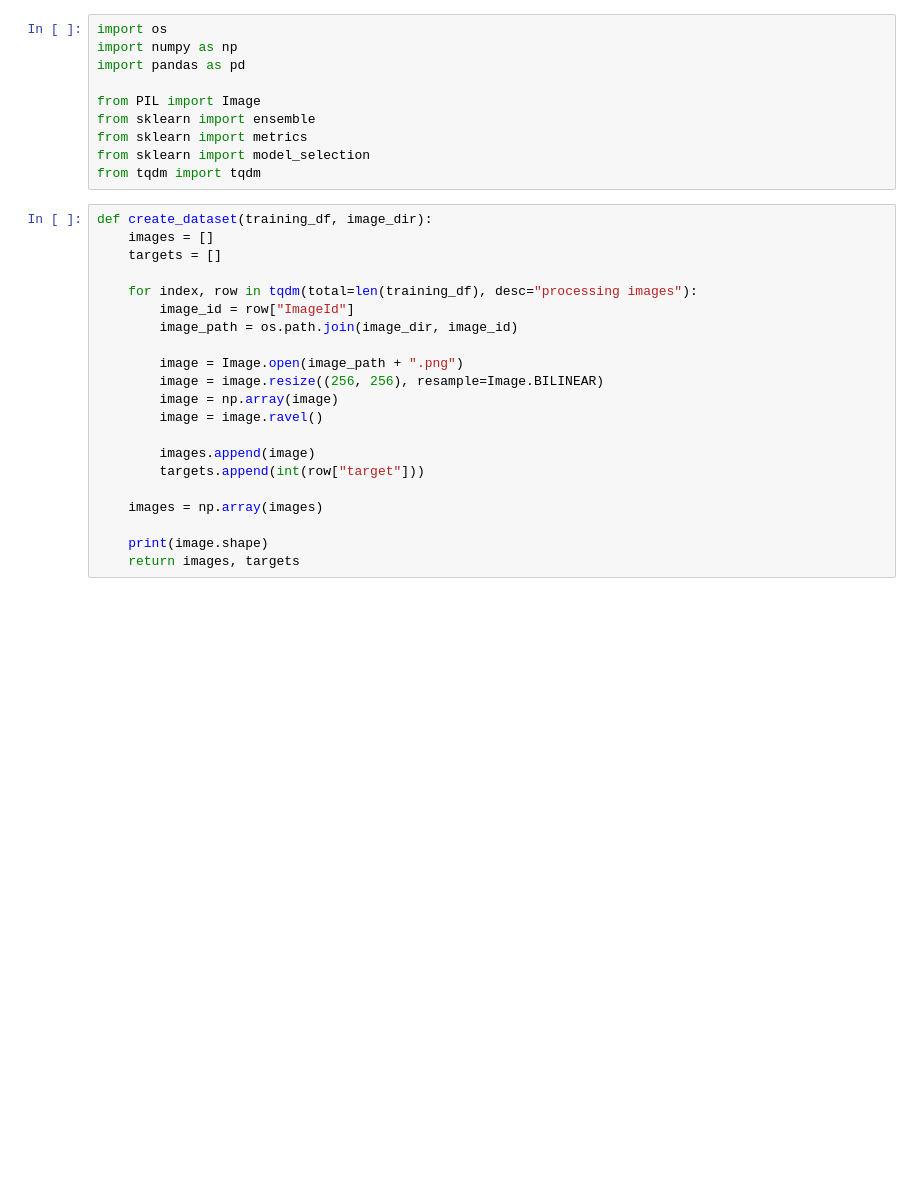
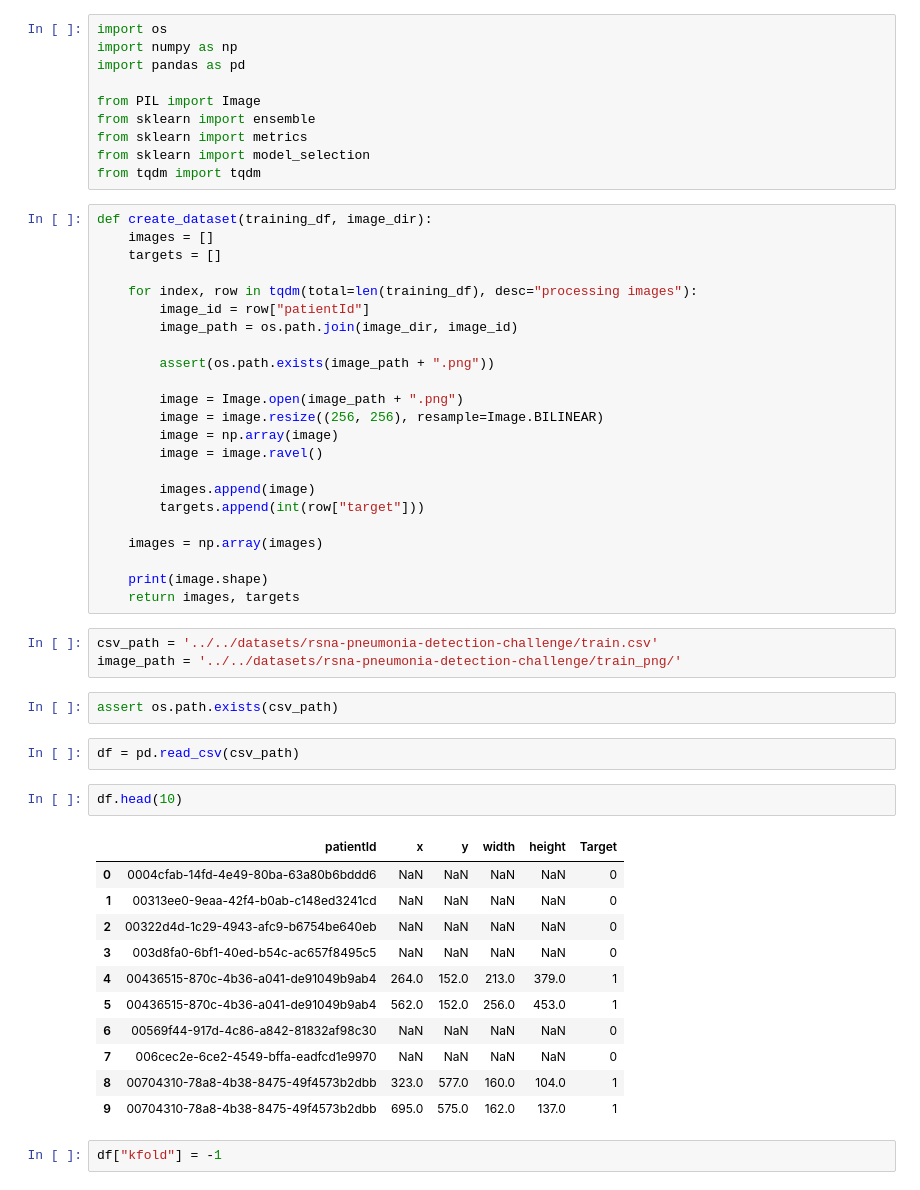
Before and after one commit to atsss/kaggle_notebook, a Jupyter notebook: notebooks/scikit_learn.ipynb, the cells around one changed output. Drawn from its saved outputs; the diff is of its cells as text; blank space fills up the shorter version.

```diff
--- a/notebooks/scikit_learn.ipynb
+++ b/notebooks/scikit_learn.ipynb
@@ -37,8 +37,10 @@ def create_dataset(training_df, image_dir):
     targets = []
 
     for index, row in tqdm(total=len(training_df), desc="processing images"):
-        image_id = row["ImageId"]
+        image_id = row["patientId"]
         image_path = os.path.join(image_dir, image_id)
+
+        assert(os.path.exists(image_path + ".png"))
 
         image = Image.open(image_path + ".png")
         image = image.resize((256, 256), resample=Image.BILINEAR)
@@ -52,3 +54,26 @@ def create_dataset(training_df, image_dir):
 
     print(image.shape)
     return images, targets
+# %%
+csv_path = '../../datasets/rsna-pneumonia-detection-challenge/train.csv'
+image_path = '../../datasets/rsna-pneumonia-detection-challenge/train_png/'
+# %%
+assert os.path.exists(csv_path)
+# %%
+df = pd.read_csv(csv_path)
+# %%
+df.head(10)
+# %% [output]
+|  | patientId | x | y | width | height | Target |
+| 0 | 0004cfab-14fd-4e49-80ba-63a80b6bddd6 | NaN | NaN | NaN | NaN | 0 |
+| 1 | 00313ee0-9eaa-42f4-b0ab-c148ed3241cd | NaN | NaN | NaN | NaN | 0 |
+| 2 | 00322d4d-1c29-4943-afc9-b6754be640eb | NaN | NaN | NaN | NaN | 0 |
+| 3 | 003d8fa0-6bf1-40ed-b54c-ac657f8495c5 | NaN | NaN | NaN | NaN | 0 |
+| 4 | 00436515-870c-4b36-a041-de91049b9ab4 | 264.0 | 152.0 | 213.0 | 379.0 | 1 |
+| 5 | 00436515-870c-4b36-a041-de91049b9ab4 | 562.0 | 152.0 | 256.0 | 453.0 | 1 |
+| 6 | 00569f44-917d-4c86-a842-81832af98c30 | NaN | NaN | NaN | NaN | 0 |
+| 7 | 006cec2e-6ce2-4549-bffa-eadfcd1e9970 | NaN | NaN | NaN | NaN | 0 |
+| 8 | 00704310-78a8-4b38-8475-49f4573b2dbb | 323.0 | 577.0 | 160.0 | 104.0 | 1 |
+| 9 | 00704310-78a8-4b38-8475-49f4573b2dbb | 695.0 | 575.0 | 162.0 | 137.0 | 1 |
+# %%
+df["kfold"] = -1
```
Also changed, not shown: parts of 12 cells of this notebook.
